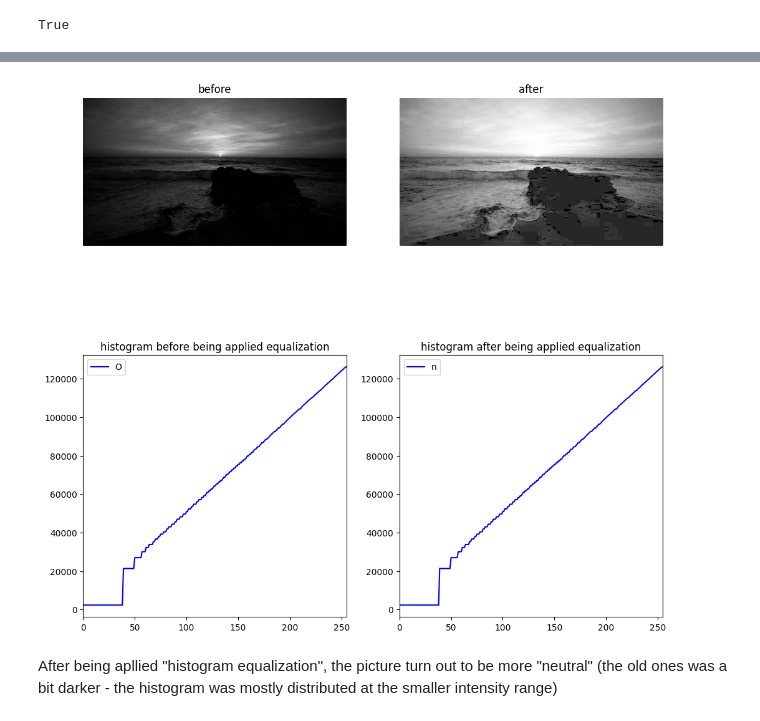
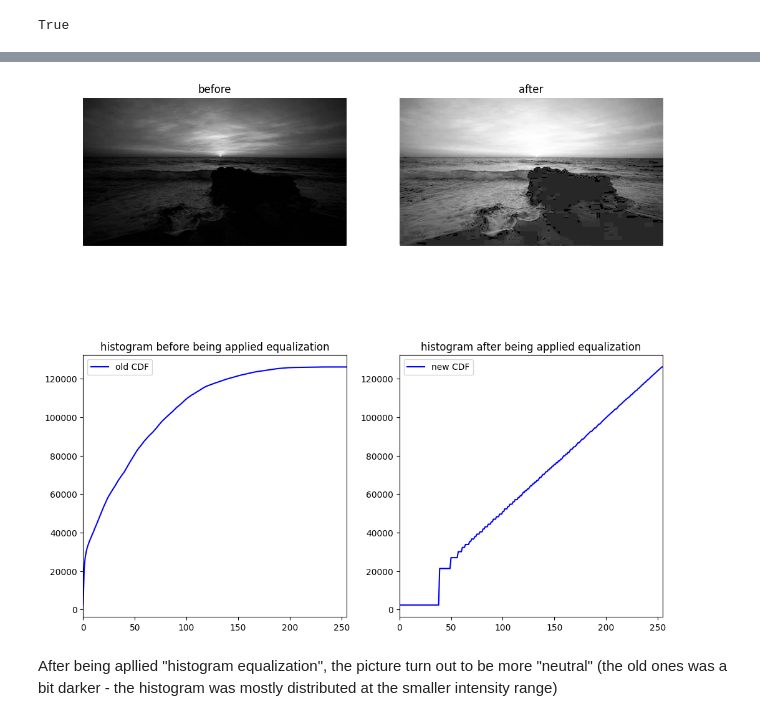
Before and after one commit to Likelipop/See_image_processing, a Jupyter notebook: Lab_02/Week2.ipynb, the cells around one changed output, grey strips where cells are left out. Saved outputs shown, nothing was run; the diff lists cells and outputs as text; code cells hidden in the pictures.

```diff
--- a/Lab_02/Week2.ipynb
+++ b/Lab_02/Week2.ipynb
@@ -160,7 +160,7 @@ hist, bins = np.histogram(img_sea.flatten(),256, [0,255])
 
 
 # Compute cumulative sum to obtain the CDF
-cdf = hist.cumsum()
+old_cdf = cdf = hist.cumsum()
 # Normalize CDF for visualization (*)
 cdf_normalized = cdf*float(hist.max())/cdf.max()
 
@@ -187,32 +187,3 @@ plt.title("Histogram & CDF")  # Set title
 plt.show()
 # %% [output]
 [figure]
-# %%
-# Load the grayscale image
-sea_path = '/content/See_image_processing/Lab_02/Images/Sea.jpg'
-img_sea = cv.imread(sea_path, cv.IMREAD_GRAYSCALE)
-
-# Calculate the histogram and cumulative distribution function (CDF)
-hist, bins = np.histogram(img_sea.flatten(),256, [0,255])
-olf_cdf=cdf = hist.cumsum()  # Compute cumulative sum to obtain the CDF
-
-print(type(cdf))
-cdf_normalized = cdf * float(hist.max()) / cdf.max()  # Normalize CDF for visualization
-
-# Set up the plot figure with a specified size
-plt.figure(figsize=(12, 6))
-
-# Plot the grayscale image
-plt.subplot(1, 2, 1)
-plt.imshow(img_sea, cmap='gray')  # Display image in grayscale
-plt.title("Grayscale Image")  # Set title
-plt.axis('off')  # Hide axes
-
-plt.subplot(1,2,2)
-plt.plot(cdf_normalized, color = 'b')
-plt.hist (img_sea.flatten(), 256, [0,255],color ='r', alpha = 0.7)
-plt.xlim([0,255])
-plt.legend(('CDF','Histogram'), loc = 'upper left')
-plt.title("histogram & CDF")
-# Display the plots
-plt.show()
@@ -288,16 +256,16 @@ plt.title('after')
 plt.axis('off')
 
 plt.subplot(2,2,3)
-plt.plot(old_cdf, color = 'b')
+plt.plot(old_cdf, color = 'b', label = "old CDF")
 plt.xlim([0,255])
 plt.title("histogram before being applied equalization")
-plt.legend("Old CDF")
-
+plt.legend()
 
 plt.subplot(2,2,4)
-plt.plot(cdf, color = 'b')
+plt.plot(new_cdf, color = 'b', label = 'new CDF')
 plt.xlim([0,255])
 plt.title("histogram after being applied equalization")
-plt.legend("new CDF")
-plt
+
+plt.legend()
+plt.show()
 # %% [output]
@@ -305,4 +272,4 @@ plt
-[figure, old version]
+[figure, new version]
 # %% [markdown]
 After being apllied "histogram equalization", the picture turn out to be more "neutral" (the old ones was a bit darker - the histogram was mostly distributed at the smaller intensity range)
 # %% [markdown]
```
Also changed, not shown: parts of 4 cells of this notebook.
